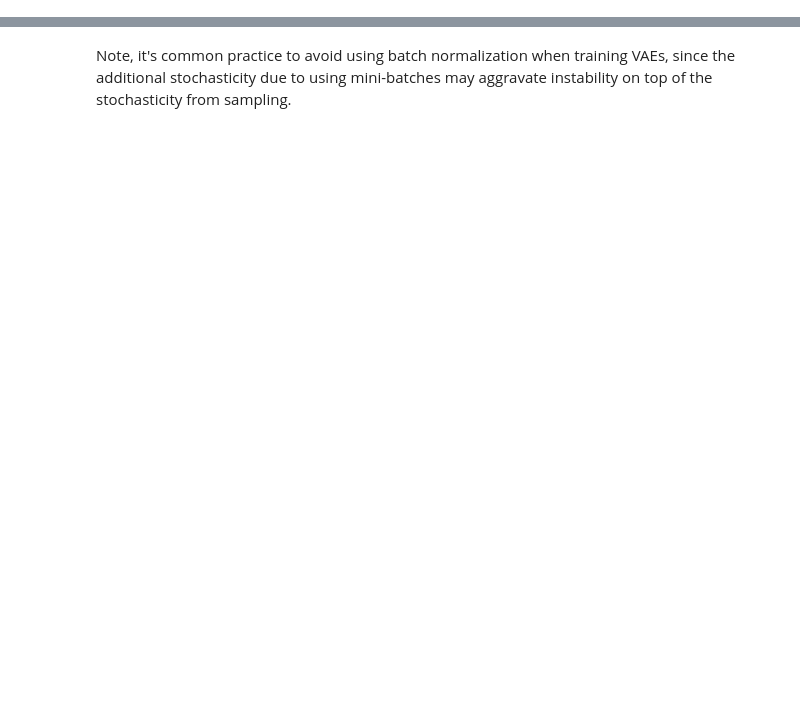
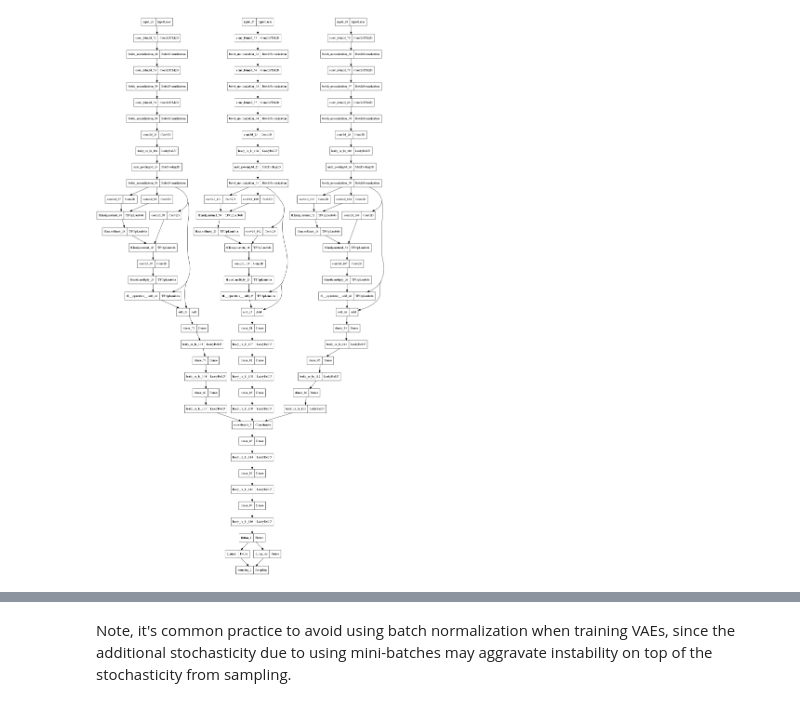
Before and after one commit to Anup8777/MobilityForecast, a Jupyter notebook: src/main.ipynb, the cells around one changed output, grey strips where cells are left out. Drawn from its saved outputs; the diff is of its cells as text; code cells hidden in the pictures; blank space fills up the shorter version.

Commit message:
semi-modularized code

```diff
--- a/src/main.ipynb
+++ b/src/main.ipynb
@@ -120,0 +162,4 @@ def generator_model(latent_dim):
+# %%
+tf.keras.utils.plot_model(enc, 'modular.png')
+# %% [output]
+[figure, added]
```
Also changed, not shown: parts of 20 cells of this notebook, 3 other files.
